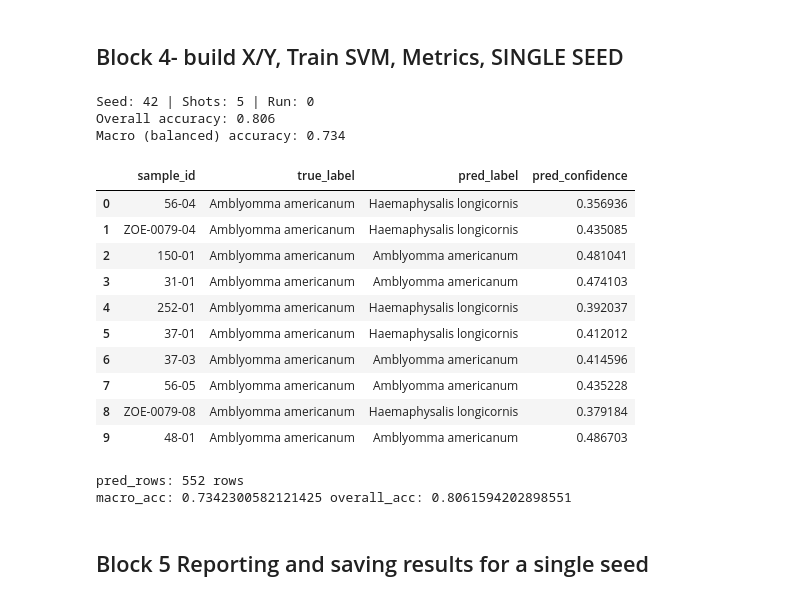
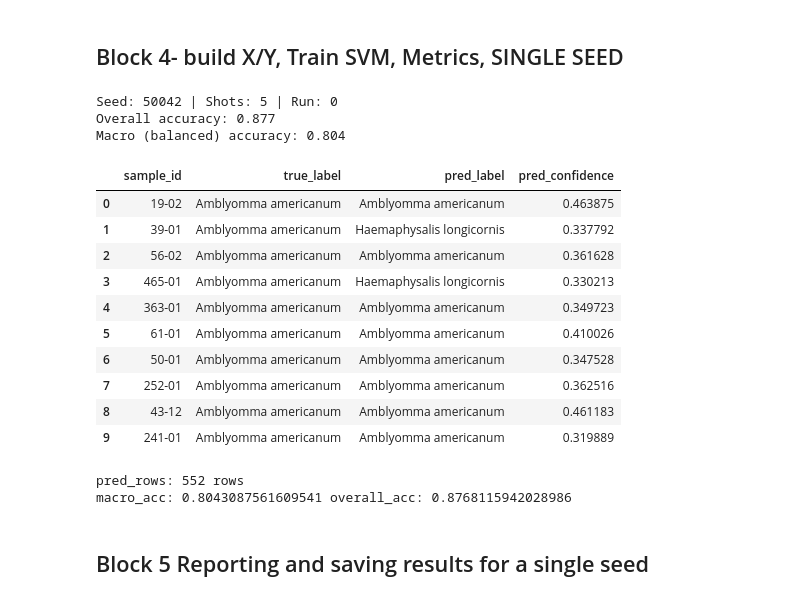
Before and after one commit to jjivandas/tick_classification_project, a Jupyter notebook: notebooks/03_finetuning_svm.ipynb, the cells around one changed output. Cells and saved outputs as stored; diff of their text form; code cells hidden in the pictures.

```diff
--- a/notebooks/03_finetuning_svm.ipynb
+++ b/notebooks/03_finetuning_svm.ipynb
@@ -144,6 +147,10 @@ CLASS_ORDER set for downstream use: ['Amblyomma americanum', 'Dermacentor variab
 ## Block 2 Train test split
 # %%
 # === Block 2 — Train/Test Split (shots-aware, Seeded, prints) ===
+def split_for_run(by_species, species_list, k, run_id):
+    """Independent split for this (K=k, run_id) using the new seed_for()."""
+    seed = seed_for(k, run_id)         # <- uses your new Block-0 seed_for
+    return split_once(by_species, species_list, k=k, seed=seed)
 
 def split_once(by_species, species_list, k, seed):
     rng = random.Random(seed)
@@ -171,11 +178,11 @@ def split_once(by_species, species_list, k, seed):
 
 
 # --- Example single-run preview (keep this pattern for ad-hoc checks) ---
-K_demo   = 5   # or 1/3/10 for a quick sanity run
-SEED_demo = seed_for(K_demo, 0)  # or any int
+K_demo    = 5          # can use 1 / 3 / 10 too
+RUN_demo  = 0          # change this to see different runs at same K
 
-train_pairs, test_pairs, split_counts, n_test_run = split_once(
-    by_species, included_species, k=K_demo, seed=SEED_demo
+train_pairs, test_pairs, split_counts, n_test_run = split_for_run(
+    by_species, included_species, k=K_demo, run_id=RUN_demo
 )
 
 # ---- Summary prints (unchanged style) ----
@@ -183,7 +190,7 @@ n_species = len(included_species)
 n_train   = len(train_pairs)
 n_test    = len(test_pairs)
 
-print(f"Seed: {SEED_demo}")
+print(f"(K, run) = ({K_demo}, {RUN_demo}) | seed = {seed_for(K_demo, RUN_demo)}")
 print(f"Species included: {n_species}")
 print(f"Train specimens: {n_train}  (expected {K_demo} × {n_species} = {K_demo*n_species})")
 print(f"Test specimens:  {n_test}")
@@ -192,7 +199,7 @@ for sp in included_species:
     c = split_counts[sp]
     print(f"  {sp}: total={c['total']}, train={c['train']}, test={c['test']}")
 
-# Optional: peek a few chosen IDs per species (trim for readability)
+# Optional: peek a few chosen IDs per species
 for sp in included_species:
     chosen = [sid for (s, sid) in train_pairs if s == sp][:min(3, K_demo)]
     print(f"  Train IDs sample — {sp}: {chosen}")
@@ -261,7 +268,7 @@ def build_xy(by_species, pairs):
 def train_predict_collect(by_species,
                           train_pairs, test_pairs,
                           *,
-                          shots: int, run_id: int, seed: int, n_test_run: int):
+                          shots: int, run_id: int, n_test_run: int):
     """
     Trains the SVM on the given split and collects per-specimen rows for master CSV.
     Returns:
@@ -271,6 +278,9 @@ def train_predict_collect(by_species,
       overall_acc     : float
       y_true, y_pred  : np.ndarray, np.ndarray  (for confusion / preview plots)
     """
+
+    # --- Derive the run-specific seed HERE to guarantee independence
+    seed = seed_for(shots, run_id)
 
     # --- Build train/test matrices
     Xtr, ytr, _      = build_xy(by_species, train_pairs)
@@ -313,7 +323,7 @@ def train_predict_collect(by_species,
         pred_rows.append({
             "shots": int(shots),
             "run_id": int(run_id),
-            "seed": int(seed),
+            "seed": int(seed),           # keep seed recorded for repro
             "sample_id": str(sid),
             "species_true": str(t),
             "species_pred": str(p),
@@ -326,7 +336,6 @@ def train_predict_collect(by_species,
     print(f"Seed: {seed} | Shots: {shots} | Run: {run_id}")
     print(f"Overall accuracy: {overall_acc:.3f}")
     print(f"Macro (balanced) accuracy: {macro_acc:.3f}")
-    # peek a few specimen-level predictions
     preview = pd.DataFrame({
         "sample_id": te_ids[:10],
         "true_label": yte[:10],
@@ -339,42 +348,45 @@ def train_predict_collect(by_species,
 # %%
 # --- one demo run to produce the variables Block 5 needs ---
 
+# tiny helper so we always derive the seed from (K, run_id) in one place
+def split_for_run(by_species, species_list, k, run_id):
+    return split_once(by_species, species_list, k=k, seed=seed_for(k, run_id))
+
 # pick a shots/run pair (change as you like)
-shots = 5
+shots  = 5
 run_id = 0
-seed   = seed_for(shots, run_id)   # or just an int
 
-# make the split
-train_pairs, test_pairs, split_counts, n_test_run = split_once(
-    by_species, included_species, k=shots, seed=seed
+# make the split (independent per (K, run))
+train_pairs, test_pairs, split_counts, n_test_run = split_for_run(
+    by_species, included_species, k=shots, run_id=run_id
 )
 
-# train & predict (this RETURNS pred_rows, etc.)
+# train & predict (Block 4 now derives seed internally via seed_for(shots, run_id))
 pred_rows, per_class_df, macro_acc, overall_acc, y_true, y_pred = train_predict_collect(
     by_species, train_pairs, test_pairs,
-    shots=shots, run_id=run_id, seed=seed, n_test_run=n_test_run
+    shots=shots, run_id=run_id, n_test_run=n_test_run
 )
 
 # quick sanity check so you KNOW they exist
 print("pred_rows:", len(pred_rows), "rows")
 print("macro_acc:", macro_acc, "overall_acc:", overall_acc)
 # %% [output]
-Seed: 42 | Shots: 5 | Run: 0
-Overall accuracy: 0.806
-Macro (balanced) accuracy: 0.734
+Seed: 50042 | Shots: 5 | Run: 0
+Overall accuracy: 0.877
+Macro (balanced) accuracy: 0.804
 |  | sample_id | true_label | pred_label | pred_confidence |
-| 0 | 56-04 | Amblyomma americanum | Haemaphysalis longicornis | 0.356936 |
-| 1 | ZOE-0079-04 | Amblyomma americanum | Haemaphysalis longicornis | 0.435085 |
-| 2 | 150-01 | Amblyomma americanum | Amblyomma americanum | 0.481041 |
-| 3 | 31-01 | Amblyomma americanum | Amblyomma americanum | 0.474103 |
-| 4 | 252-01 | Amblyomma americanum | Haemaphysalis longicornis | 0.392037 |
-| 5 | 37-01 | Amblyomma americanum | Haemaphysalis longicornis | 0.412012 |
-| 6 | 37-03 | Amblyomma americanum | Amblyomma americanum | 0.414596 |
-| 7 | 56-05 | Amblyomma americanum | Amblyomma americanum | 0.435228 |
-| 8 | ZOE-0079-08 | Amblyomma americanum | Haemaphysalis longicornis | 0.379184 |
-| 9 | 48-01 | Amblyomma americanum | Amblyomma americanum | 0.486703 |
+| 0 | 19-02 | Amblyomma americanum | Amblyomma americanum | 0.463875 |
+| 1 | 39-01 | Amblyomma americanum | Haemaphysalis longicornis | 0.337792 |
+| 2 | 56-02 | Amblyomma americanum | Amblyomma americanum | 0.361628 |
+| 3 | 465-01 | Amblyomma americanum | Haemaphysalis longicornis | 0.330213 |
+| 4 | 363-01 | Amblyomma americanum | Amblyomma americanum | 0.349723 |
+| 5 | 61-01 | Amblyomma americanum | Amblyomma americanum | 0.410026 |
+| 6 | 50-01 | Amblyomma americanum | Amblyomma americanum | 0.347528 |
+| 7 | 252-01 | Amblyomma americanum | Amblyomma americanum | 0.362516 |
+| 8 | 43-12 | Amblyomma americanum | Amblyomma americanum | 0.461183 |
+| 9 | 241-01 | Amblyomma americanum | Amblyomma americanum | 0.319889 |
 pred_rows: 552 rows
-macro_acc: 0.7342300582121425 overall_acc: 0.8061594202898551
+macro_acc: 0.8043087561609541 overall_acc: 0.8768115942028986
 # %% [markdown]
 ## Block 5 Reporting and saving results for a single seed
 # %%
```
Also changed, not shown: parts of 8 cells of this notebook, 17 other files.
